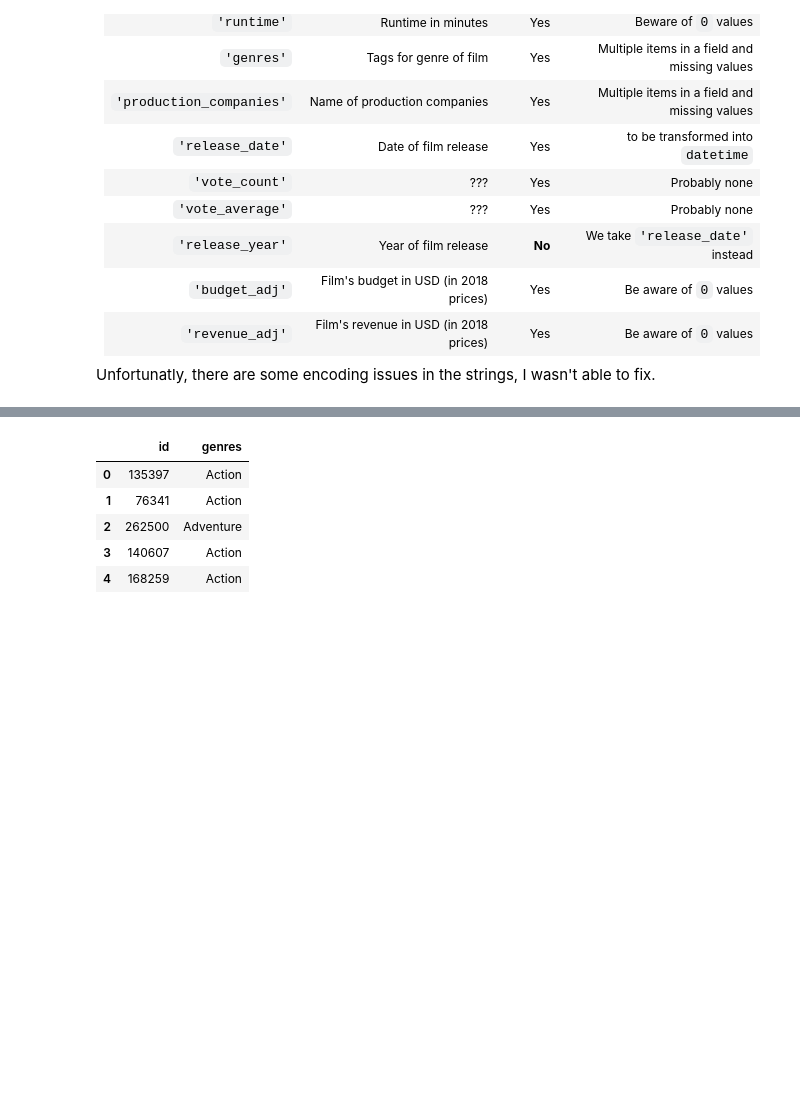
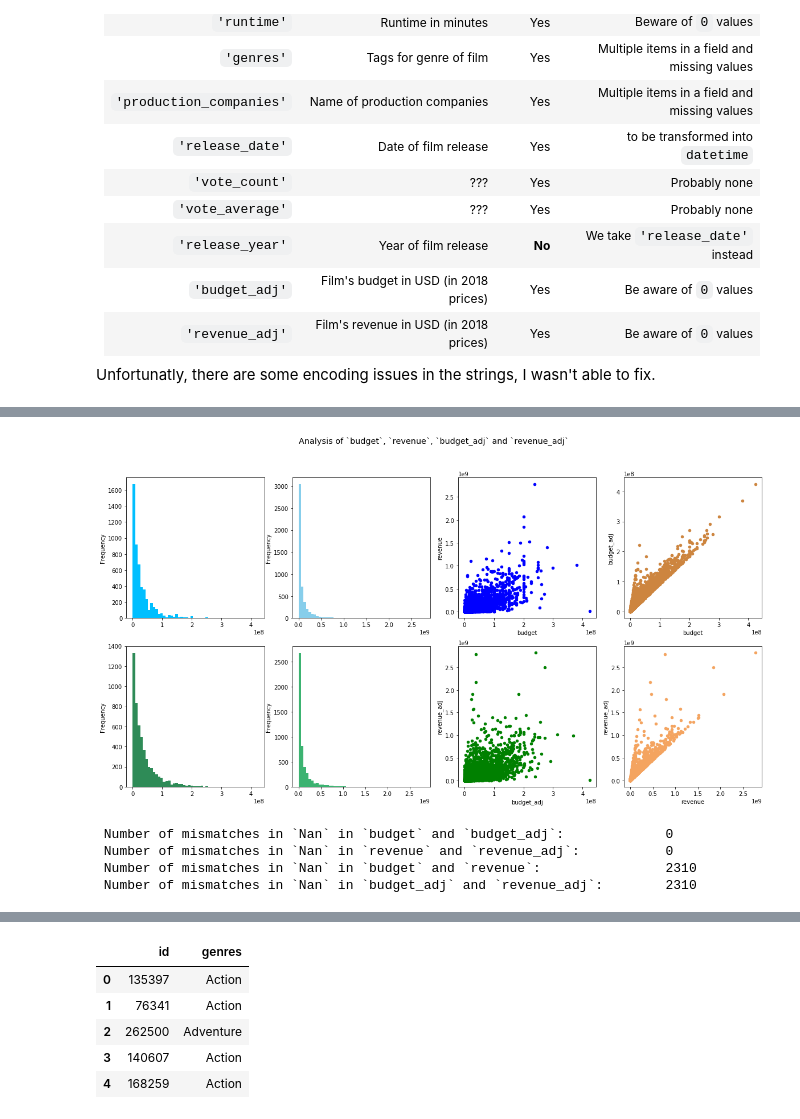
Before and after one commit to QuantificAid/tmdb_movie_data, a Jupyter notebook: playgroud.ipynb, the cells around one changed output, grey strips where cells are left out. Cells and saved outputs as stored; diff of their text form; code cells hidden in the pictures; blank space fills up the shorter version.

```diff
--- a/playgroud.ipynb
+++ b/playgroud.ipynb
@@ -116,0 +151,37 @@ tmdb.drop(axis=1, columns=['imdb_id', 'popularity', 'homepage', 'tagline', 'over
+# %%
+# Analysing `budget`, `revenue`, `budget_adj`, `revenue_adj`
+
+fig, [[ax1, ax2, ax3, ax4], [ax5, ax6, ax7, ax8]] = plt.subplots(
+    nrows=2, ncols=4, figsize=(20, 10))
+fig.suptitle('Analysis of `budget`, `revenue`, `budget_adj` and `revenue_adj`', size='x-large')
+# Histograms of `budget`, `revenue`, `budget_adj` and `revenue_adj`
+tmdb['budget'].plot.hist(bins=50, ax=ax1, color='deepskyblue')
+tmdb['revenue'].plot.hist(bins=50, ax=ax2, color='skyblue')
+tmdb['budget_adj'].plot.hist(bins=50, ax=ax5, color='seagreen')
+tmdb['revenue_adj'].plot.hist(bins=50, ax=ax6, color='mediumseagreen')
+# Scatterplots of 'budget' vs. 'budget_adj' and 'revenue' vs. 'revenue_adj'
+tmdb.plot.scatter(x='budget', y='revenue', ax=ax3, color='b')
+tmdb.plot.scatter(x='budget_adj', y='revenue_adj', ax=ax7, color='g')
+# Scatterplots of 'budget' vs. 'revenue' and 'budget_adj' vs. 'revenue_adj'
+tmdb.plot.scatter(x='budget', y='budget_adj', ax=ax4, color='peru')
+tmdb.plot.scatter(x='revenue', y='revenue_adj', ax=ax8, color='sandybrown')
+plt.show()
+# %% [output]
+[figure, added]
+# %%
+# Turning `0` into NaN in `budget`, `revenue`, `budget_adj`and `revenue_adj` as 0 is implausible
+
+tmdb.loc[tmdb['budget'] == 0, 'budget'] = np.nan
+tmdb.loc[tmdb['revenue'] == 0, 'revenue'] = np.nan
+tmdb.loc[tmdb['budget_adj'] == 0, 'budget_adj'] = np.nan
+tmdb.loc[tmdb['revenue_adj'] == 0, 'revenue_adj'] = np.nan
+print('\n',
+      'Number of mismatches in `Nan` in `budget` and `budget_adj`:\t\t', (tmdb['budget'].isna() != tmdb['budget_adj'].isna()).sum(), '\n',
+      'Number of mismatches in `Nan` in `revenue` and `revenue_adj`:\t\t', (tmdb['revenue'].isna() != tmdb['revenue_adj'].isna()).sum(), '\n',
+      'Number of mismatches in `Nan` in `budget` and `revenue`:\t\t', (tmdb['budget'].isna() != tmdb['revenue'].isna()).sum(), '\n',
+      'Number of mismatches in `Nan` in `budget_adj` and `revenue_adj`:\t', (tmdb['budget_adj'].isna() != tmdb['revenue_adj'].isna()).sum())
+# %% [output]
+ Number of mismatches in `Nan` in `budget` and `budget_adj`:             0
+ Number of mismatches in `Nan` in `revenue` and `revenue_adj`:           0
+ Number of mismatches in `Nan` in `budget` and `revenue`:                2310
+ Number of mismatches in `Nan` in `budget_adj` and `revenue_adj`:        2310
```
Also changed, not shown: parts of 32 cells of this notebook, 1 other file.
